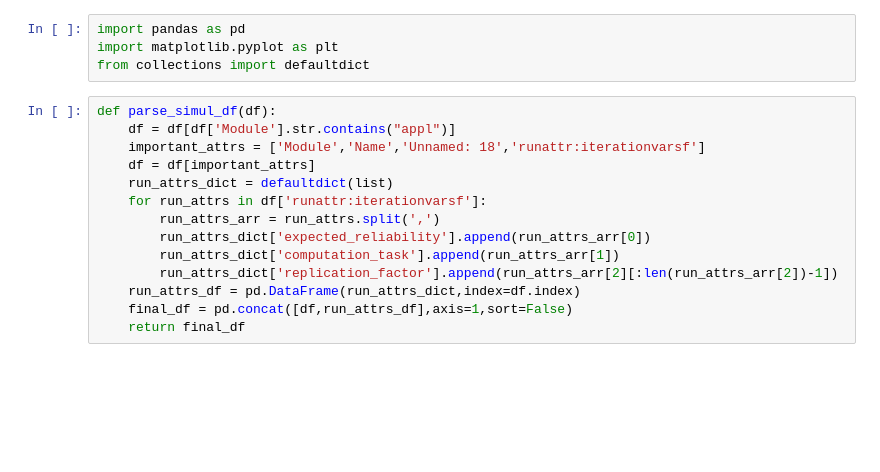
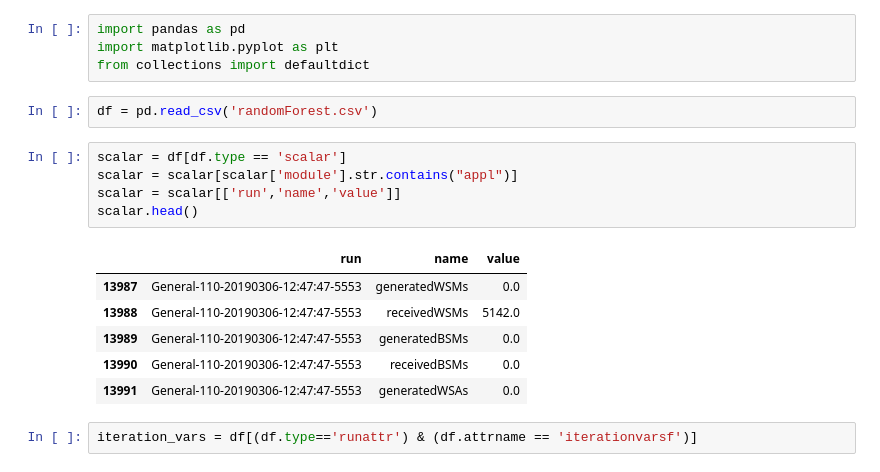
Before and after one commit to JuanMantica123/Veins_Research, a Jupyter notebook: simulations/PasubioSimulation/RandomForestNotebook.ipynb, the cells around one changed output. Cells and saved outputs as stored; diff of their text form; blank space fills up the shorter version.

```diff
--- a/simulations/PasubioSimulation/RandomForestNotebook.ipynb
+++ b/simulations/PasubioSimulation/RandomForestNotebook.ipynb
@@ -2,17 +2,19 @@
 import pandas as pd
 import matplotlib.pyplot as plt
 from collections import defaultdict
-# %%
-def parse_simul_df(df):
-    df = df[df['Module'].str.contains("appl")]
-    important_attrs = ['Module','Name','Unnamed: 18','runattr:iterationvarsf']
-    df = df[important_attrs]
-    run_attrs_dict = defaultdict(list)
-    for run_attrs in df['runattr:iterationvarsf']:
-        run_attrs_arr = run_attrs.split(',')
-        run_attrs_dict['expected_reliability'].append(run_attrs_arr[0])
-        run_attrs_dict['computation_task'].append(run_attrs_arr[1])
-        run_attrs_dict['replication_factor'].append(run_attrs_arr[2][:len(run_attrs_arr[2])-1])
-    run_attrs_df = pd.DataFrame(run_attrs_dict,index=df.index)
-    final_df = pd.concat([df,run_attrs_df],axis=1,sort=False)
-    return final_df
+# %%
+df = pd.read_csv('randomForest.csv')
+# %%
+scalar = df[df.type == 'scalar']
+scalar = scalar[scalar['module'].str.contains("appl")]
+scalar = scalar[['run','name','value']]
+scalar.head()
+# %% [output]
+|  | run | name | value |
+| 13987 | General-110-20190306-12:47:47-5553 | generatedWSMs | 0.0 |
+| 13988 | General-110-20190306-12:47:47-5553 | receivedWSMs | 5142.0 |
+| 13989 | General-110-20190306-12:47:47-5553 | generatedBSMs | 0.0 |
+| 13990 | General-110-20190306-12:47:47-5553 | receivedBSMs | 0.0 |
+| 13991 | General-110-20190306-12:47:47-5553 | generatedWSAs | 0.0 |
+# %%
+iteration_vars = df[(df.type=='runattr') & (df.attrname == 'iterationvarsf')]
```
Also changed, not shown: parts of 18 cells of this notebook, 19 other files.
